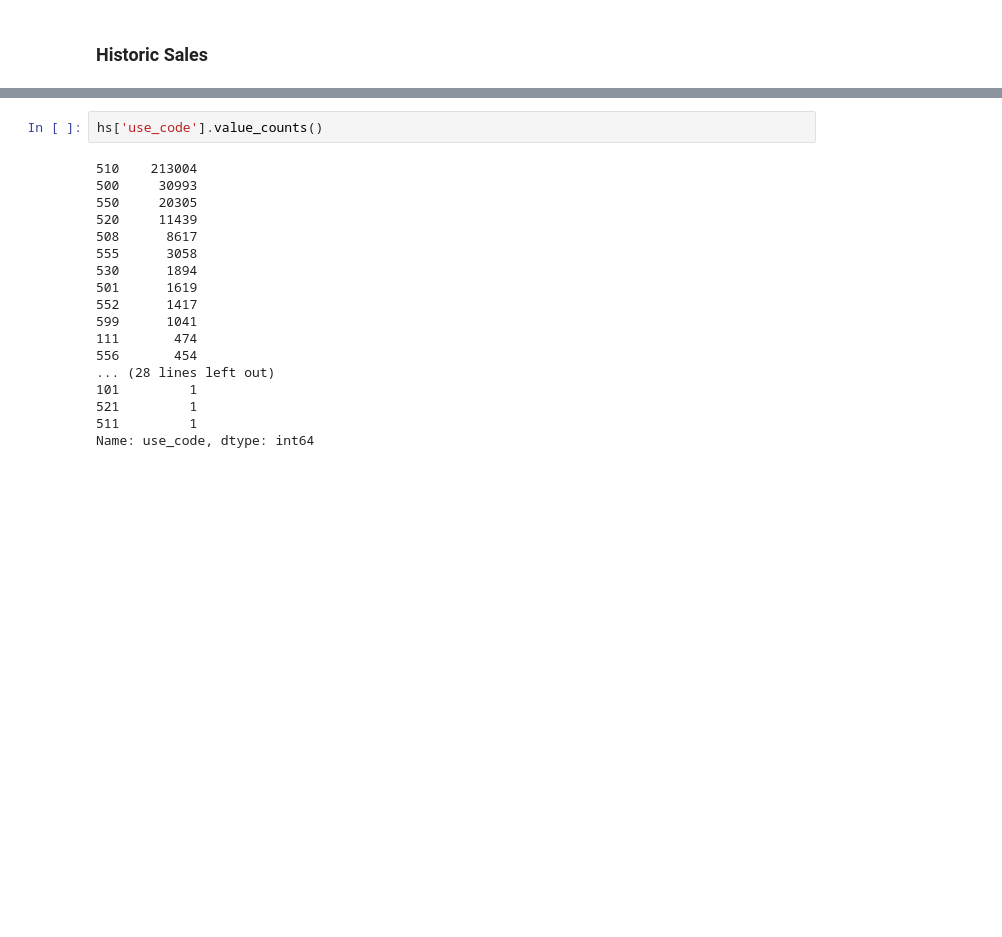
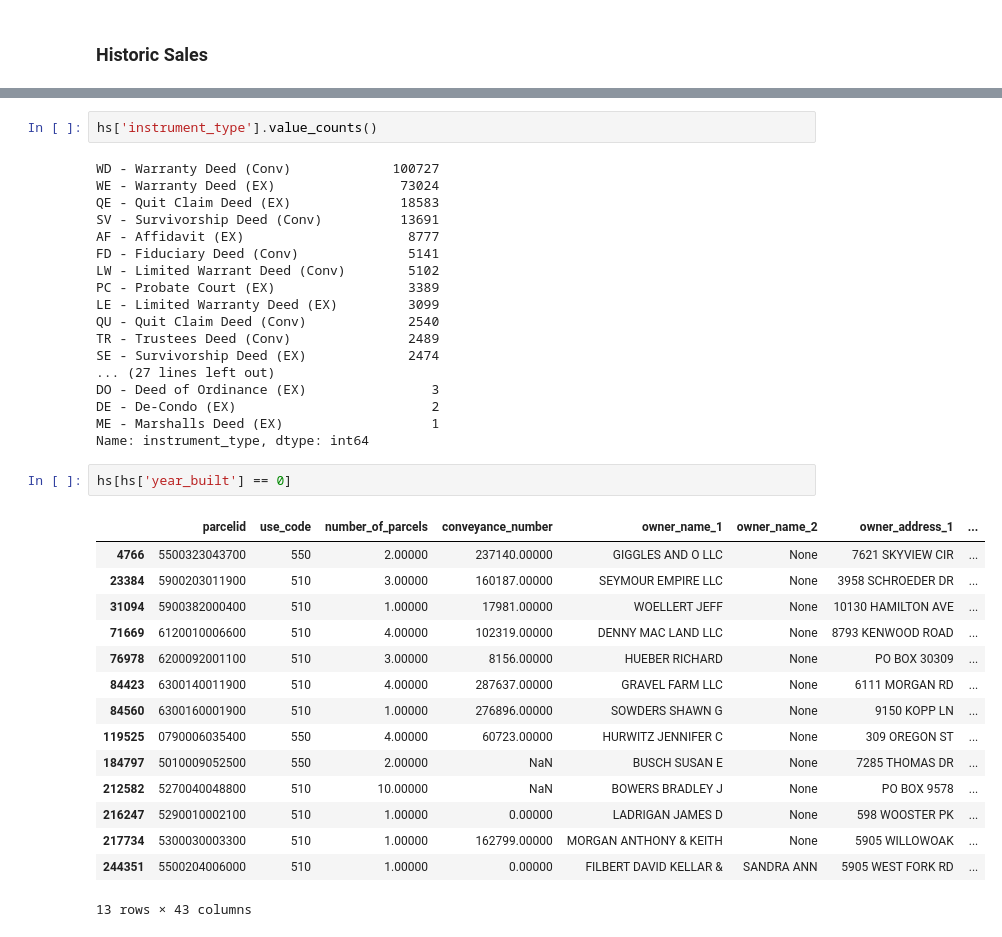
Before and after one commit to JunTaoLuo/ErukaExp, a Jupyter notebook: missingness_exploration.ipynb, the cells around one changed output, grey strips where cells are left out. Drawn from its saved outputs; the diff is of its cells as text; blank space fills up the shorter version.

```diff
--- a/missingness_exploration.ipynb
+++ b/missingness_exploration.ipynb
@@ -322,20 +366,38 @@ Name: use_code, dtype: int64
 # %%
-hs['use_code'].value_counts()
+hs['instrument_type'].value_counts()
 # %% [output]
-510    213004
-500     30993
-550     20305
-520     11439
-508      8617
-555      3058
-530      1894
-501      1619
-552      1417
-599      1041
-111       474
-556       454
-... (28 lines left out)
-101         1
-521         1
-511         1
-Name: use_code, dtype: int64
+WD - Warranty Deed (Conv)             100727
+WE - Warranty Deed (EX)                73024
+QE - Quit Claim Deed (EX)              18583
+SV - Survivorship Deed (Conv)          13691
+AF - Affidavit (EX)                     8777
+FD - Fiduciary Deed (Conv)              5141
+LW - Limited Warrant Deed (Conv)        5102
+PC - Probate Court (EX)                 3389
+LE - Limited Warranty Deed (EX)         3099
+QU - Quit Claim Deed (Conv)             2540
+TR - Trustees Deed (Conv)               2489
+SE - Survivorship Deed (EX)             2474
+... (27 lines left out)
+DO - Deed of Ordinance (EX)                3
+DE - De-Condo (EX)                         2
+ME - Marshalls Deed (EX)                   1
+Name: instrument_type, dtype: int64
+# %%
+hs[hs['year_built'] == 0]
+# %% [output]
+|  | parcelid | use_code | number_of_parcels | conveyance_number | owner_name_1 | owner_name_2 | owner_address_1 | ... |
+| 4766 | 5500323043700 | 550 | 2.00000 | 237140.00000 | GIGGLES AND O LLC | None | 7621 SKYVIEW CIR | ... |
+| 23384 | 5900203011900 | 510 | 3.00000 | 160187.00000 | SEYMOUR EMPIRE LLC | None | 3958 SCHROEDER DR | ... |
+| 31094 | 5900382000400 | 510 | 1.00000 | 17981.00000 | WOELLERT JEFF | None | 10130 HAMILTON AVE | ... |
+| 71669 | 6120010006600 | 510 | 4.00000 | 102319.00000 | DENNY MAC LAND LLC | None | 8793 KENWOOD ROAD | ... |
+| 76978 | 6200092001100 | 510 | 3.00000 | 8156.00000 | HUEBER RICHARD | None | PO BOX 30309 | ... |
+| 84423 | 6300140011900 | 510 | 4.00000 | 287637.00000 | GRAVEL FARM LLC | None | 6111 MORGAN RD | ... |
+| 84560 | 6300160001900 | 510 | 1.00000 | 276896.00000 | SOWDERS SHAWN G | None | 9150 KOPP LN | ... |
+| 119525 | 0790006035400 | 550 | 4.00000 | 60723.00000 | HURWITZ JENNIFER C | None | 309 OREGON ST | ... |
+| 184797 | 5010009052500 | 550 | 2.00000 | NaN | BUSCH SUSAN E | None | 7285 THOMAS DR | ... |
+| 212582 | 5270040048800 | 510 | 10.00000 | NaN | BOWERS BRADLEY J | None | PO BOX 9578 | ... |
+| 216247 | 5290010002100 | 510 | 1.00000 | 0.00000 | LADRIGAN JAMES D | None | 598 WOOSTER PK | ... |
+| 217734 | 5300030003300 | 510 | 1.00000 | 162799.00000 | MORGAN ANTHONY & KEITH | None | 5905 WILLOWOAK | ... |
+| 244351 | 5500204006000 | 510 | 1.00000 | 0.00000 | FILBERT DAVID KELLAR & | SANDRA ANN | 5905 WEST FORK RD | ... |
+13 rows × 43 columns
```
Also changed, not shown: parts of 14 cells of this notebook, 1 other file.
